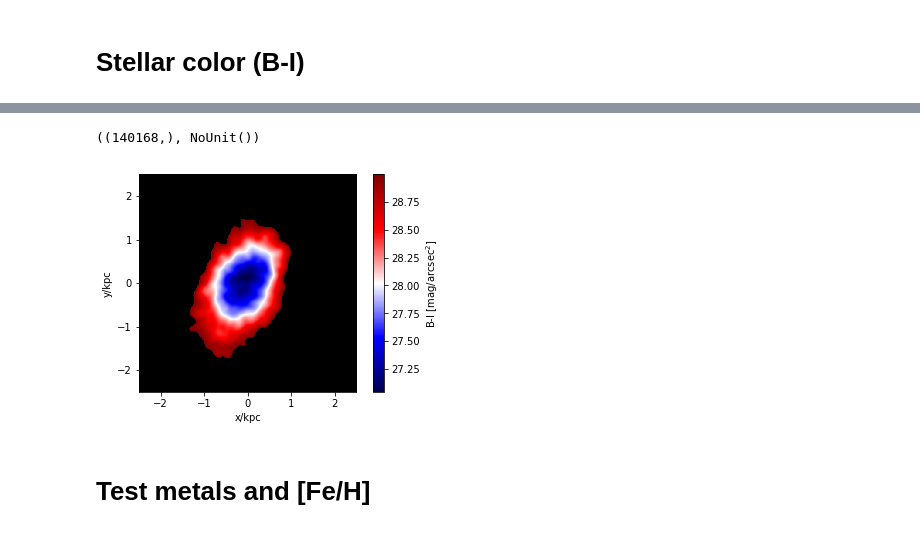
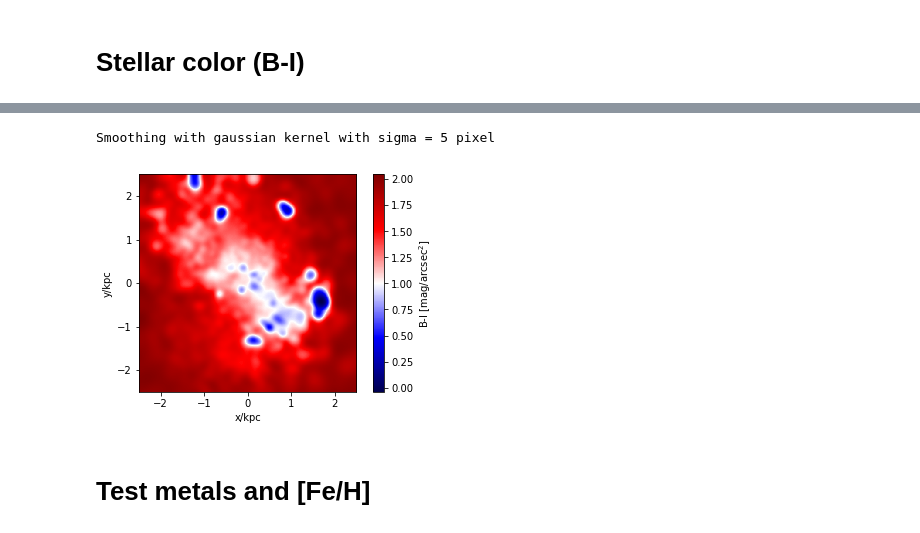
Before and after one commit to elehcim/simulation, a Jupyter notebook: notebooks/Color B-I.ipynb, the cells around one changed output, grey strips where cells are left out. Cells and saved outputs as stored; diff of their text form; code cells hidden in the pictures.

Commit message:
fix color plot and notebook

```diff
--- a/notebooks/Color B-I.ipynb
+++ b/notebooks/Color B-I.ipynb
@@ -16,8 +21,3 @@ pynbody.analysis.halo.center(s.g, vel=False);
-# %%
-mags = pynbody.analysis.luminosity.calc_mags(s.s)
-mags.shape, mags.units
-# %% [output]
-((140168,), NoUnit())
 # %%
 import pynbody
 import numpy as np
@@ -85,9 +105,10 @@ def color_plot(snap, bands=('b','i'), width=10, resolution=500, mag_filter=29,
 # %%
-s.properties['boxsize'] = pynbody.units.Unit("1000 Gpc")
+s.properties['boxsize'] = pynbody.units.Unit("1 Gpc")
 # %%
-color_plot(s, width=5, bands=('b', 'i'), gaussian_sigma=0.05)
+color_plot(s, width=5, bands=('b', 'i'), mag_filter=29, gaussian_sigma=0.05);
 # %% [output]
+Smoothing with gaussian kernel with sigma = 5 pixel
-[figure, old version]
+[figure, new version]
 # %% [markdown]
 # Test metals and [Fe/H]
 # %% [markdown]
```
Also changed, not shown: parts of 17 cells of this notebook, 1 other file.
